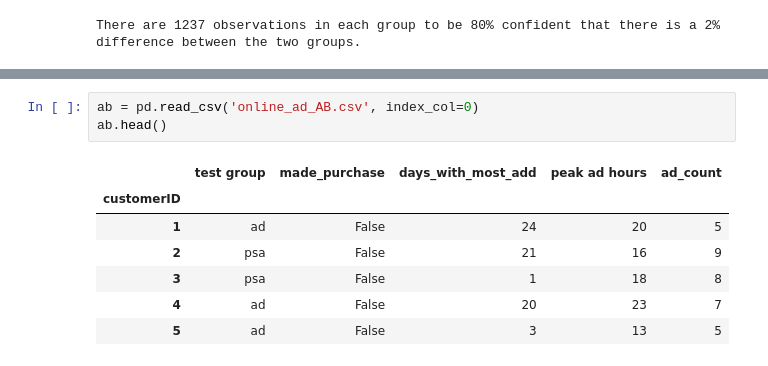
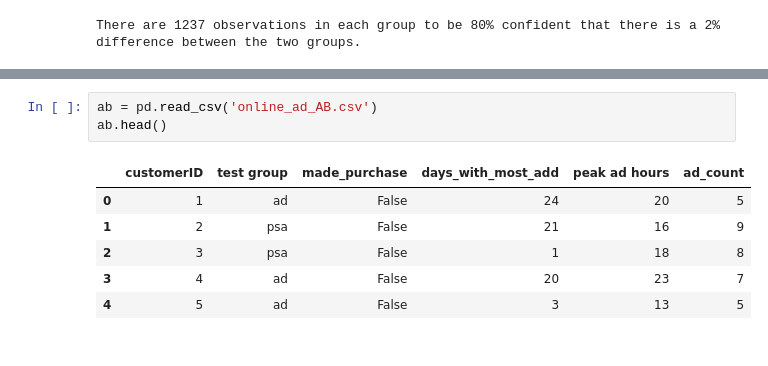
Before and after one commit to FreshOats/Marketing_Analysis, a Jupyter notebook: AB_Test/AB_Test_T_Test.ipynb, the cells around one changed output, grey strips where cells are left out. Drawn from its saved outputs; the diff is of its cells as text.

Commit message:
Completed the T-Test analysis; working on ANOVA for time and days.

```diff
--- a/AB_Test/AB_Test_T_Test.ipynb
+++ b/AB_Test/AB_Test_T_Test.ipynb
@@ -120,11 +129,10 @@ Since the smaller of our groups has nearly 8000 observations, we have more than
 # %%
-ab = pd.read_csv('online_ad_AB.csv', index_col=0)
+ab = pd.read_csv('online_ad_AB.csv')
 ab.head()
 # %% [output]
-|  | test group | made_purchase | days_with_most_add | peak ad hours | ad_count |
-| customerID |  |  |  |  |  |
-| 1 | ad | False | 24 | 20 | 5 |
-| 2 | psa | False | 21 | 16 | 9 |
-| 3 | psa | False | 1 | 18 | 8 |
-| 4 | ad | False | 20 | 23 | 7 |
-| 5 | ad | False | 3 | 13 | 5 |
+|  | customerID | test group | made_purchase | days_with_most_add | peak ad hours | ad_count |
+| 0 | 1 | ad | False | 24 | 20 | 5 |
+| 1 | 2 | psa | False | 21 | 16 | 9 |
+| 2 | 3 | psa | False | 1 | 18 | 8 |
+| 3 | 4 | ad | False | 20 | 23 | 7 |
+| 4 | 5 | ad | False | 3 | 13 | 5 |
```
Also changed, not shown: parts of 39 cells of this notebook.
